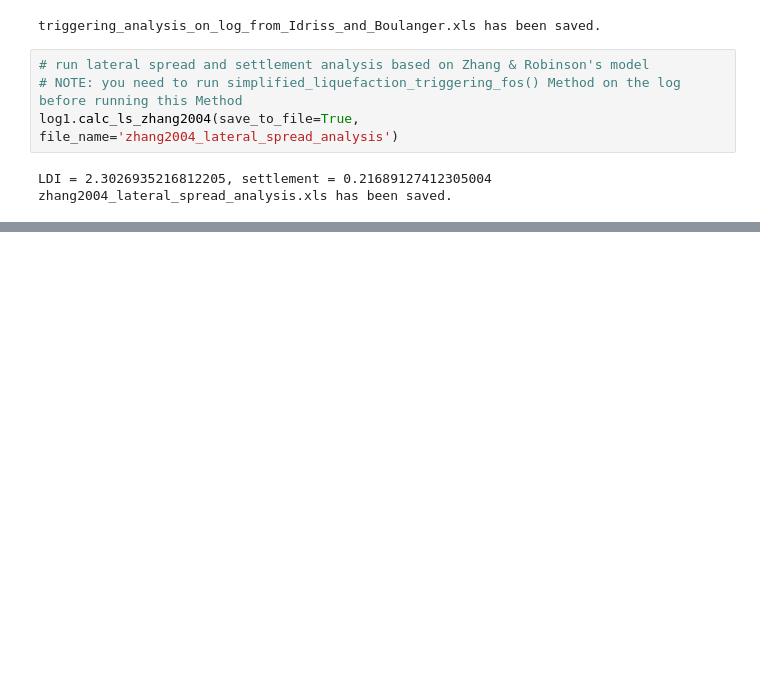
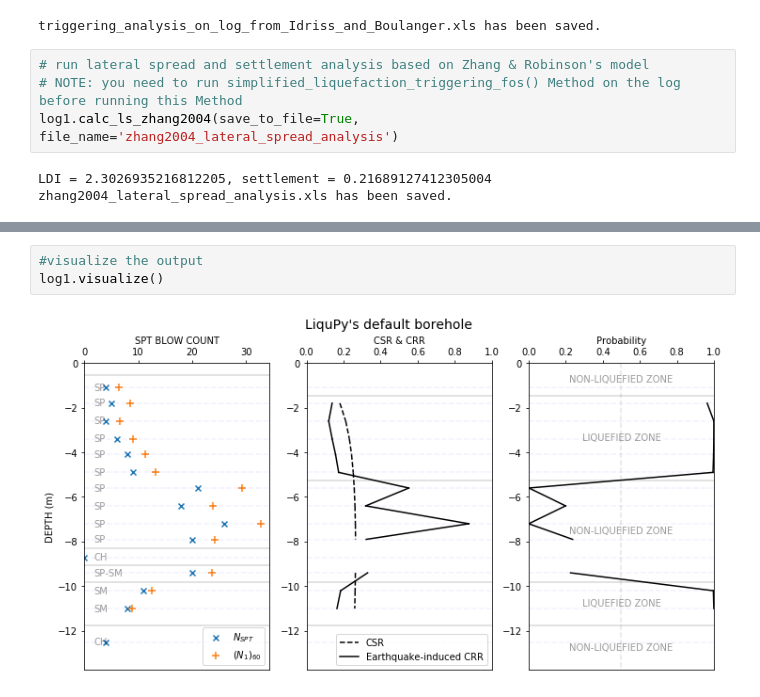
Before and after one commit to mhviraf/LiquPy, a Jupyter notebook: Examples/Determine_liquefaction_triggering.ipynb, the cells around one changed output, grey strips where cells are left out. Saved outputs shown, nothing was run; the diff lists cells and outputs as text; blank space fills up the shorter version.

```diff
--- a/Examples/Determine_liquefaction_triggering.ipynb
+++ b/Examples/Determine_liquefaction_triggering.ipynb
@@ -44,0 +59,5 @@ zhang2004_lateral_spread_analysis.xls has been saved.
+# %%
+#visualize the output
+log1.visualize()
+# %% [output]
+[figure, added]
```
Also changed, not shown: parts of 2 cells of this notebook, 6 other files.
